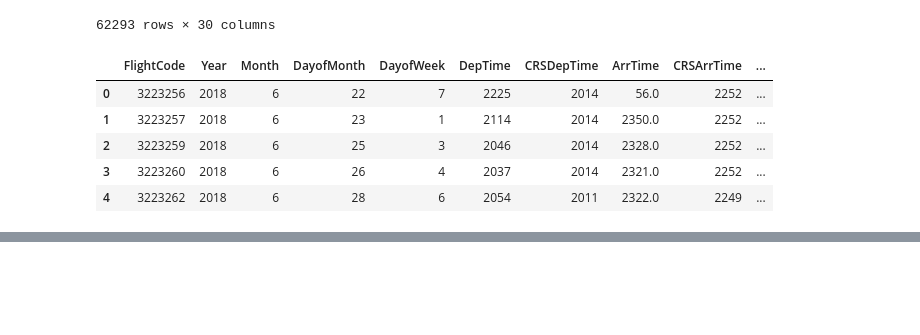
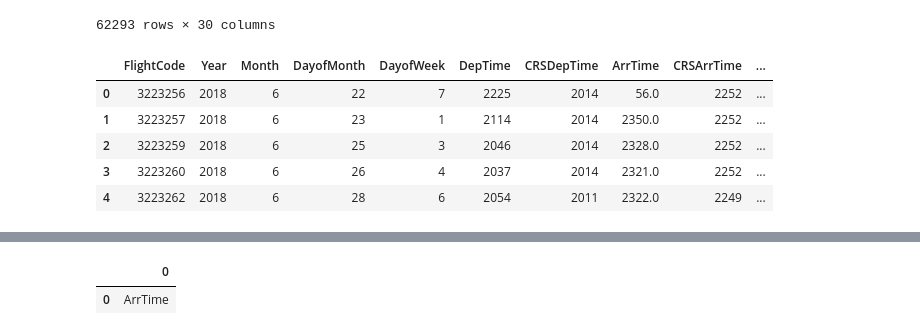
Before and after one commit to bhupii77/Digipodium-AB, a Jupyter notebook: flight_data_analysis/analysis.ipynb, the cells around one changed output, grey strips where cells are left out. Drawn from its saved outputs; the diff is of its cells as text; code cells hidden in the pictures; blank space fills up the shorter version.

```diff
--- a/flight_data_analysis/analysis.ipynb
+++ b/flight_data_analysis/analysis.ipynb
@@ -131,0 +200,5 @@ KeyError: 'DepTime'
+# %%
+df
+# %% [output]
+|  | 0 |
+| 0 | ArrTime |
```
Also changed, not shown: parts of 8 cells of this notebook.
